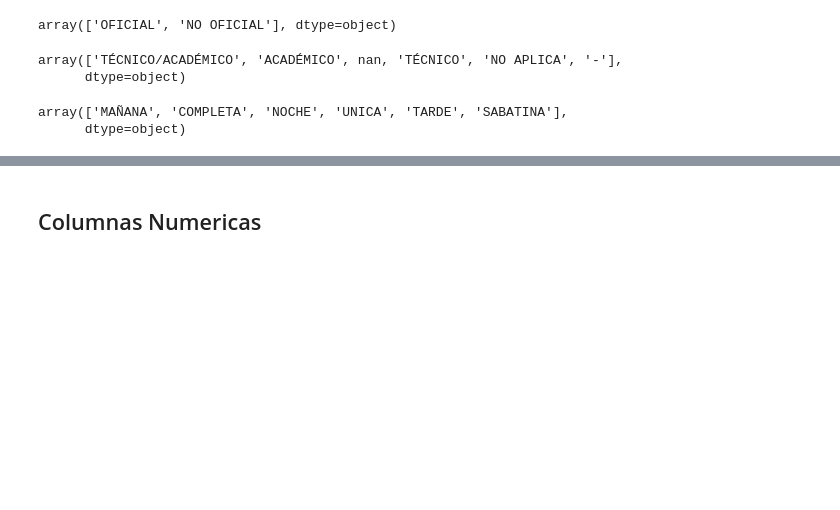
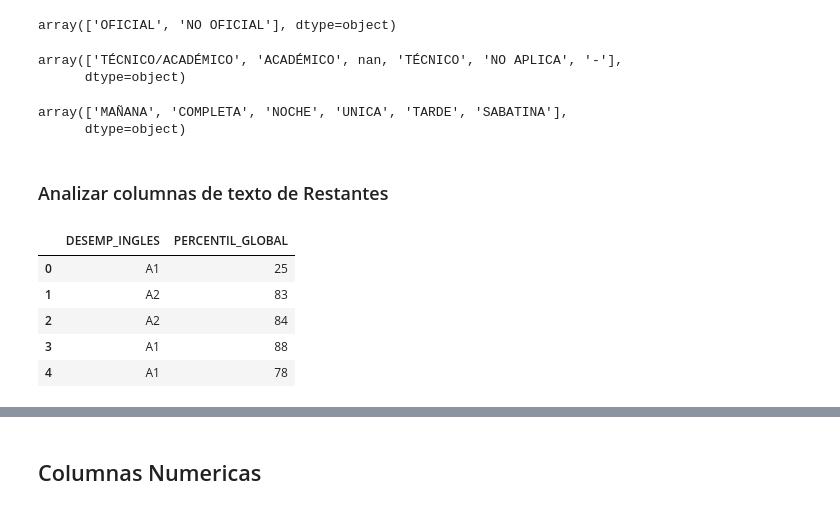
Before and after one commit to juanjaramillo98/Seminario, a Jupyter notebook: momentos_evaluativos/ME03-G02-1216727112-1152706601/ME03-G02-notebook.ipynb, the cells around one changed output, grey strips where cells are left out. Drawn from its saved outputs; the diff is of its cells as text; code cells hidden in the pictures; blank space fills up the shorter version.

```diff
--- a/momentos_evaluativos/ME03-G02-1216727112-1152706601/ME03-G02-notebook.ipynb
+++ b/momentos_evaluativos/ME03-G02-1216727112-1152706601/ME03-G02-notebook.ipynb
@@ -64,6 +48,7 @@ text_cols = df.select_dtypes(include = ["object", 'category']).columns.tolist()
 estu_text_cols = list(filter(lambda x: 'ESTU' in x, text_cols )) # Columnas con información del estudiante
 fami_text_Cols = list(filter(lambda x: 'FAMI' in x, text_cols )) # Columnas con información de la familia del estudiante
 cole_text_Cols = list(filter(lambda x: 'COLE' in x, text_cols )) # Columnas con información del colegio del estudiante
+restante_texto_cols = list(filter(lambda x: not 'ESTU' in x and not 'FAMI' in x and not 'COLE' in x, text_cols))
 # %% [markdown]
 ### Analizar columnas de texto de Estu
 # %%
@@ -252,3 +238,14 @@ filters.update(
         "COLE_CALENDARIO": "A"
     }
 )
+# %% [markdown]
+### Analizar columnas de texto de Restantes
+# %%
+df[restante_texto_cols].head()
+# %% [output]
+|  | DESEMP_INGLES | PERCENTIL_GLOBAL |
+| 0 | A1 | 25 |
+| 1 | A2 | 83 |
+| 2 | A2 | 84 |
+| 3 | A1 | 88 |
+| 4 | A1 | 78 |
```
Also changed, not shown: parts of 22 cells of this notebook.
